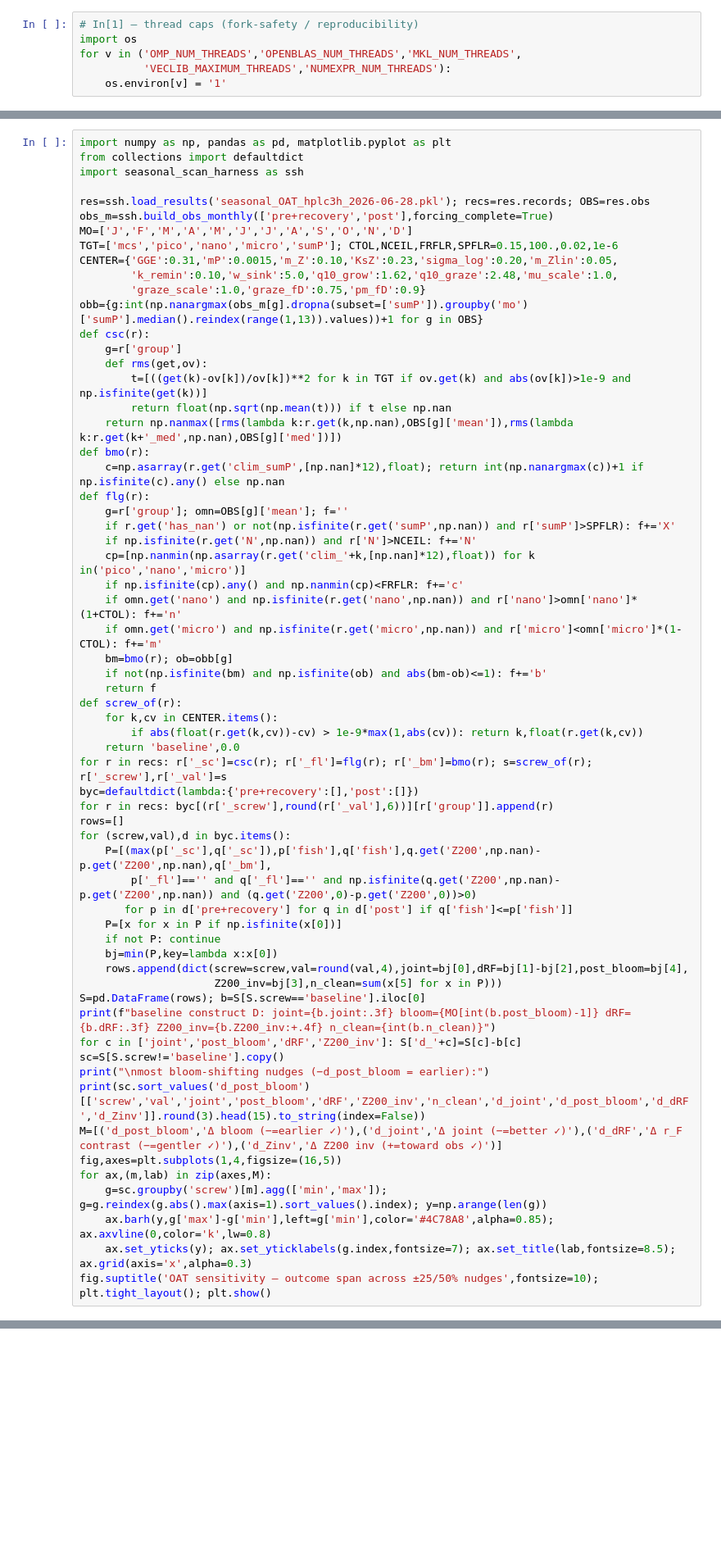
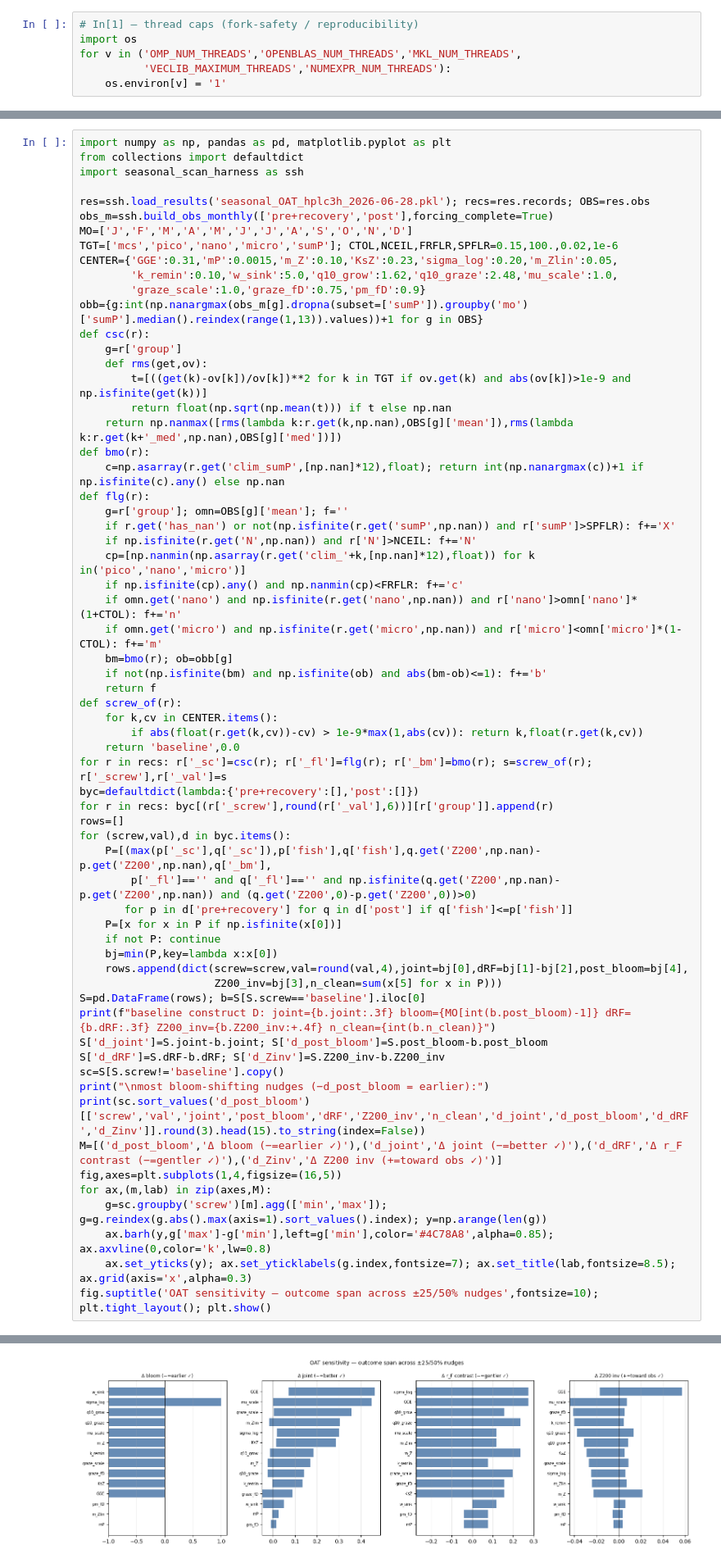
Before and after one commit to ben1post/SSMCariaco, a Jupyter notebook: parameter_scan/FINAL/NEWSCANSETUP_04.ipynb, the cells around one changed output, grey strips where cells are left out. Shown at 82% size. Cells and saved outputs as stored; diff of their text form; blank space fills up the shorter version.

```diff
--- a/parameter_scan/FINAL/NEWSCANSETUP_04.ipynb
+++ b/parameter_scan/FINAL/NEWSCANSETUP_04.ipynb
@@ -91,7 +107,8 @@ for (screw,val),d in byc.items():
                      Z200_inv=bj[3],n_clean=sum(x[5] for x in P)))
 S=pd.DataFrame(rows); b=S[S.screw=='baseline'].iloc[0]
 print(f"baseline construct D: joint={b.joint:.3f} bloom={MO[int(b.post_bloom)-1]} dRF={b.dRF:.3f} Z200_inv={b.Z200_inv:+.4f} n_clean={int(b.n_clean)}")
-for c in ['joint','post_bloom','dRF','Z200_inv']: S['d_'+c]=S[c]-b[c]
+S['d_joint']=S.joint-b.joint; S['d_post_bloom']=S.post_bloom-b.post_bloom
+S['d_dRF']=S.dRF-b.dRF; S['d_Zinv']=S.Z200_inv-b.Z200_inv
 sc=S[S.screw!='baseline'].copy()
 print("\nmost bloom-shifting nudges (−d_post_bloom = earlier):")
 print(sc.sort_values('d_post_bloom')[['screw','val','joint','post_bloom','dRF','Z200_inv','n_clean','d_joint','d_post_bloom','d_dRF','d_Zinv']].round(3).head(15).to_string(index=False))
@@ -102,3 +119,4 @@ for ax,(m,lab) in zip(axes,M):
     ax.barh(y,g['max']-g['min'],left=g['min'],color='#4C78A8',alpha=0.85); ax.axvline(0,color='k',lw=0.8)
     ax.set_yticks(y); ax.set_yticklabels(g.index,fontsize=7); ax.set_title(lab,fontsize=8.5); ax.grid(axis='x',alpha=0.3)
 fig.suptitle('OAT sensitivity — outcome span across ±25/50% nudges',fontsize=10); plt.tight_layout(); plt.show()
+# %% [output]
@@ -105,3 +142,4 @@ fig.suptitle('OAT sensitivity — outcome span across ±25/50% nudges',fontsize=
+[figure, added]
 # %%
 # ═══ Fig-4 driver (DISK-CACHED): cycle pickle × ranking, flags filtered ══════
 import importlib, pickle, os, numpy as np, pandas as pd, seasonal_scan_harness as ssh
```
Also changed, not shown: parts of 15 cells of this notebook, 1 other file.
